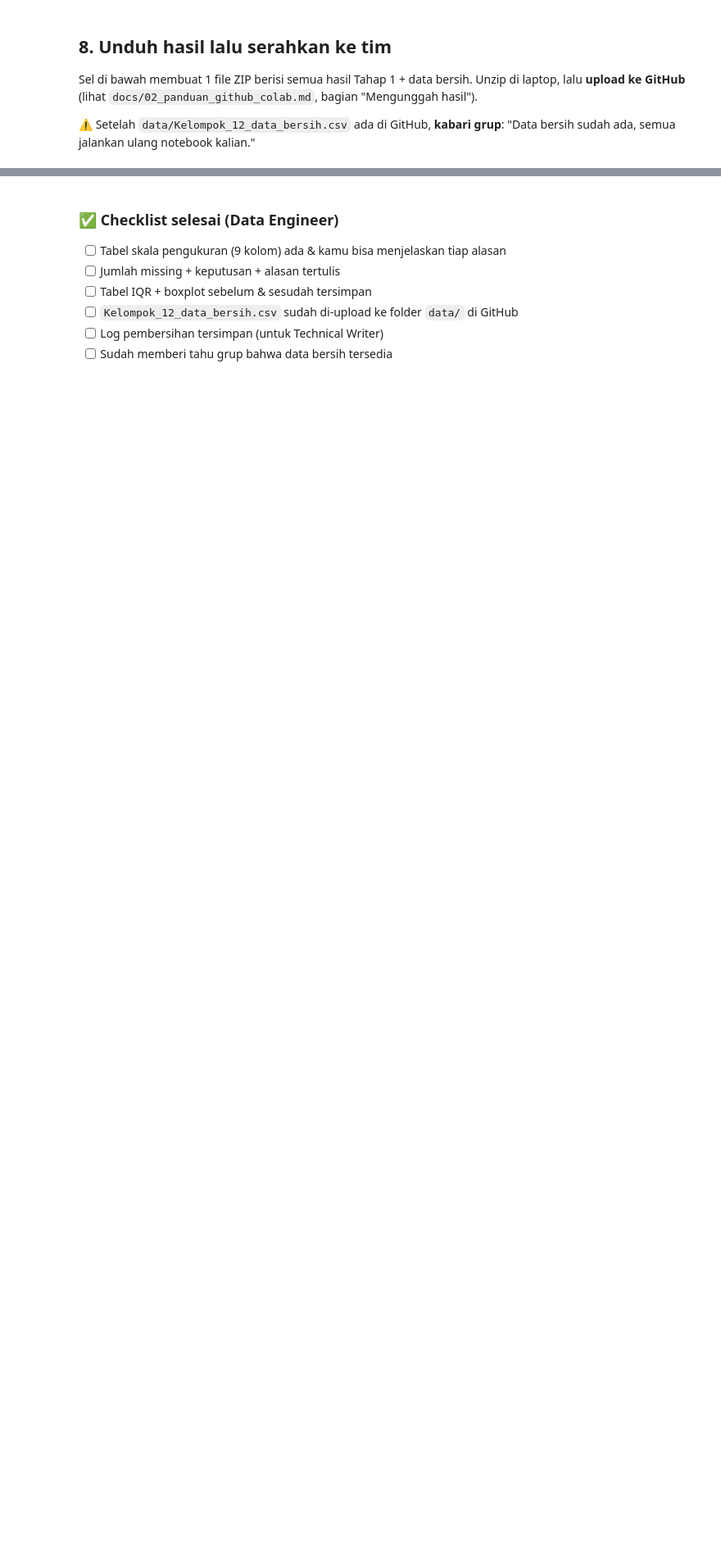
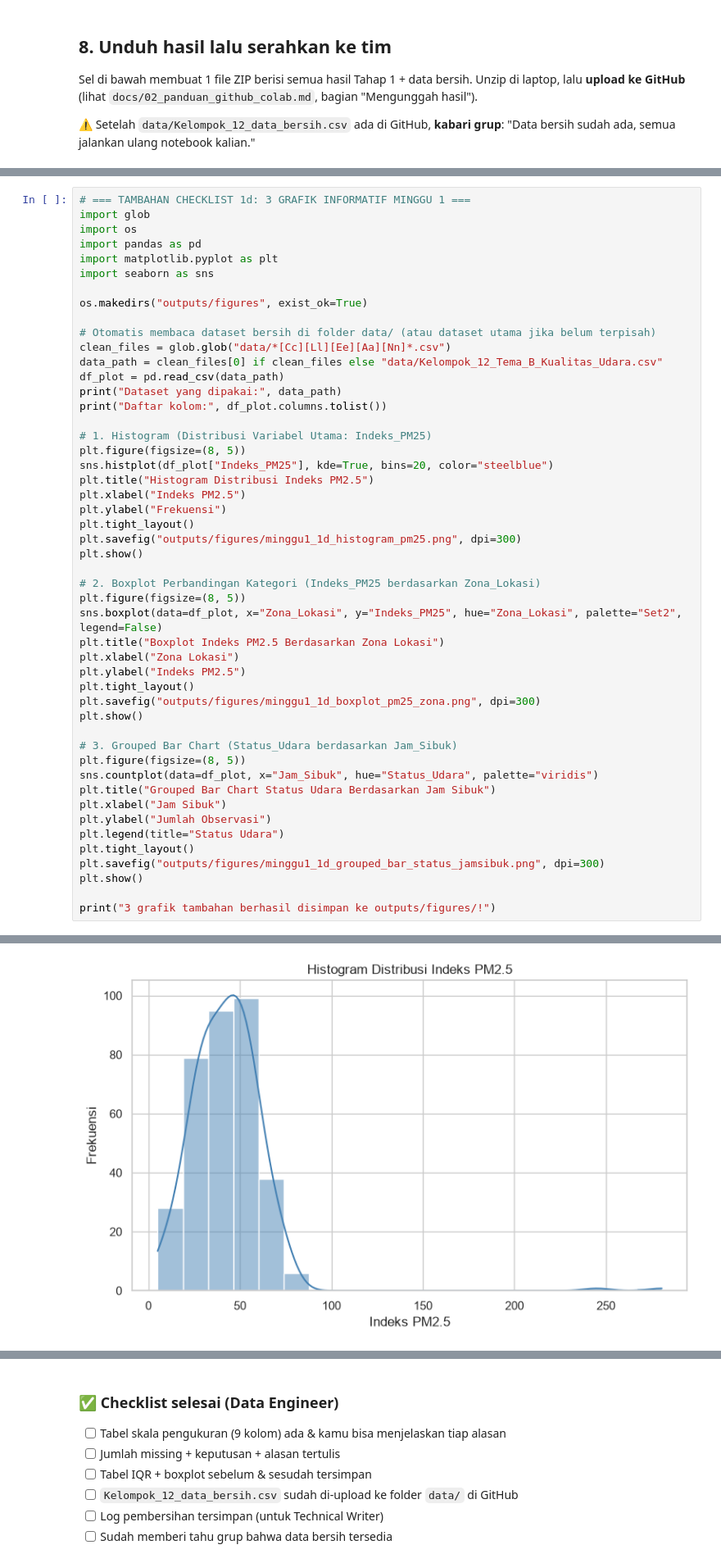
Before and after one commit to Tur-ai/udara-mobilitas-statsprob, a Jupyter notebook: notebooks/01_Data_Engineer.ipynb, the cells around one changed output, grey strips where cells are left out. Shown at 82% size. Saved outputs shown, nothing was run; the diff lists cells and outputs as text; blank space fills up the shorter version.

Commit message:
feat(minggu-1): selesaikan eksplorasi, pembersihan data IQR, dan progres minggu 1

```diff
--- a/notebooks/01_Data_Engineer.ipynb
+++ b/notebooks/01_Data_Engineer.ipynb
@@ -288,0 +401,50 @@ unduh_hasil("hasil_01_data_engineer", file_tambahan=[FILE_BERSIH])
+# %%
+# === TAMBAHAN CHECKLIST 1d: 3 GRAFIK INFORMATIF MINGGU 1 ===
+import glob
+import os
+import pandas as pd
+import matplotlib.pyplot as plt
+import seaborn as sns
+
+os.makedirs("outputs/figures", exist_ok=True)
+
+# Otomatis membaca dataset bersih di folder data/ (atau dataset utama jika belum terpisah)
+clean_files = glob.glob("data/*[Cc][Ll][Ee][Aa][Nn]*.csv")
+data_path = clean_files[0] if clean_files else "data/Kelompok_12_Tema_B_Kualitas_Udara.csv"
+df_plot = pd.read_csv(data_path)
+print("Dataset yang dipakai:", data_path)
+print("Daftar kolom:", df_plot.columns.tolist())
+
+# 1. Histogram (Distribusi Variabel Utama: Indeks_PM25)
+plt.figure(figsize=(8, 5))
+sns.histplot(df_plot["Indeks_PM25"], kde=True, bins=20, color="steelblue")
+plt.title("Histogram Distribusi Indeks PM2.5")
+plt.xlabel("Indeks PM2.5")
+plt.ylabel("Frekuensi")
+plt.tight_layout()
+plt.savefig("outputs/figures/minggu1_1d_histogram_pm25.png", dpi=300)
+plt.show()
+
+# 2. Boxplot Perbandingan Kategori (Indeks_PM25 berdasarkan Zona_Lokasi)
+plt.figure(figsize=(8, 5))
+sns.boxplot(data=df_plot, x="Zona_Lokasi", y="Indeks_PM25", hue="Zona_Lokasi", palette="Set2", legend=False)
+plt.title("Boxplot Indeks PM2.5 Berdasarkan Zona Lokasi")
+plt.xlabel("Zona Lokasi")
+plt.ylabel("Indeks PM2.5")
+plt.tight_layout()
+plt.savefig("outputs/figures/minggu1_1d_boxplot_pm25_zona.png", dpi=300)
+plt.show()
+
+# 3. Grouped Bar Chart (Status_Udara berdasarkan Jam_Sibuk)
+plt.figure(figsize=(8, 5))
+sns.countplot(data=df_plot, x="Jam_Sibuk", hue="Status_Udara", palette="viridis")
+plt.title("Grouped Bar Chart Status Udara Berdasarkan Jam Sibuk")
+plt.xlabel("Jam Sibuk")
+plt.ylabel("Jumlah Observasi")
+plt.legend(title="Status Udara")
+plt.tight_layout()
+plt.savefig("outputs/figures/minggu1_1d_grouped_bar_status_jamsibuk.png", dpi=300)
+plt.show()
+
+print("3 grafik tambahan berhasil disimpan ke outputs/figures/!")
+# %% [output]
@@ -288,0 +453 @@ unduh_hasil("hasil_01_data_engineer", file_tambahan=[FILE_BERSIH])
+[figure, added]
```
Also changed, not shown: parts of 17 cells of this notebook, 17 other files.
